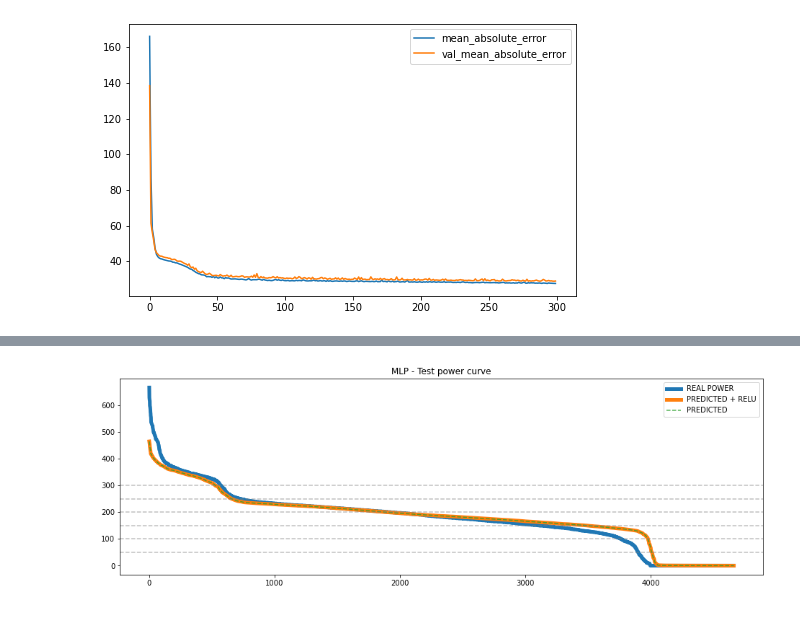
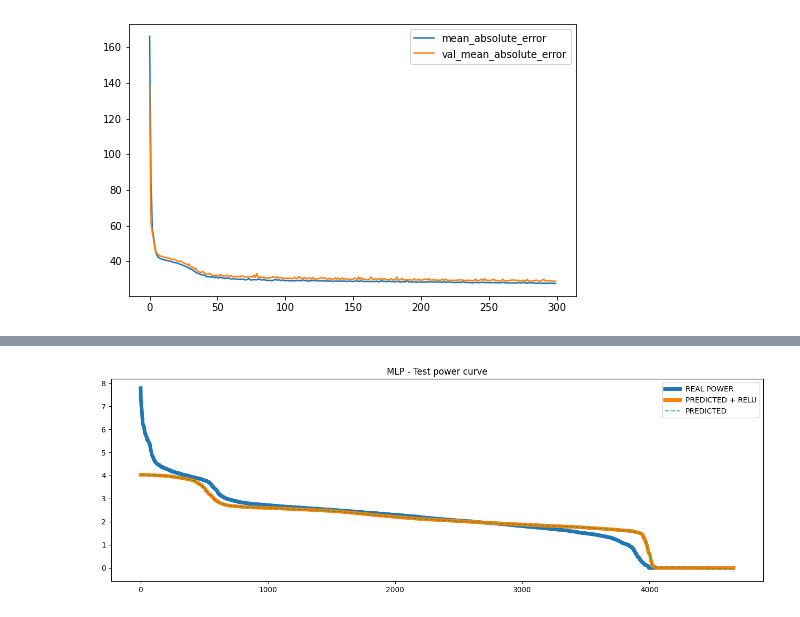
Before and after one commit to MattiaBrocco/estimated-power-watts, a Jupyter notebook: gather_error_from_physics.ipynb, the cells around one changed output, grey strips where cells are left out. Cells and saved outputs as stored; diff of their text form; code cells hidden in the pictures.

```diff
--- a/gather_error_from_physics.ipynb
+++ b/gather_error_from_physics.ipynb
@@ -54,7 +57,7 @@ def compute_power(weight, bike_wgt, speed, slope):
 
     P = (P_rr + P_aero + P_gr) / eta
 
-    return max(P, 0)
+    return max(np.divide(P, weight), 0)
 # %%
 def ReLU(x):
     return x * (x > 0)
@@ -92,6 +95,7 @@ Xy["heart_rate"] = Xy["heart_rate"].bfill()
 Xy["current_slope"] = Xy["current_slope"].fillna(0)
 Xy.loc[(Xy["cadence"].isnull()) & (Xy["enhanced_speed"] == 0), "cadence"] = 0
 Xy["power"] = Xy["power"].fillna(0)
+Xy["power"] = Xy["power"]/85.5
 
 # Xy["athlete_weight"] = 85.5
 # Xy["bike_weight"] = 8.8
@@ -369,8 +373,8 @@ plt.figure(figsize = (16, 5))
 plt.plot(sorted(y_test)[::-1], label = "REAL POWER", lw = 5)
 plt.plot(sorted(ReLU(model.predict(X_test)))[::-1], label = "PREDICTED + RELU", lw = 5)
 plt.plot(sorted(model.predict(X_test))[::-1], label = "PREDICTED", alpha = .8, ls = "--")
-for ix in [50, 100, 150, 200, 250, 300]:
-    plt.axhline(ix, ls = "--", color = "grey", alpha = .5)
+# for ix in [50, 100, 150, 200, 250, 300]:
+#     plt.axhline(ix, ls = "--", color = "grey", alpha = .5)
 plt.title("MLP - Test power curve")
 plt.legend()
 plt.show()
@@ -380,4 +384,4 @@ plt.show()
-[figure, old version]
+[figure, new version]
 # %%
 def relu(x):
     return np.maximum(0, x)
```
Also changed, not shown: parts of 13 cells of this notebook, 1 other file.
